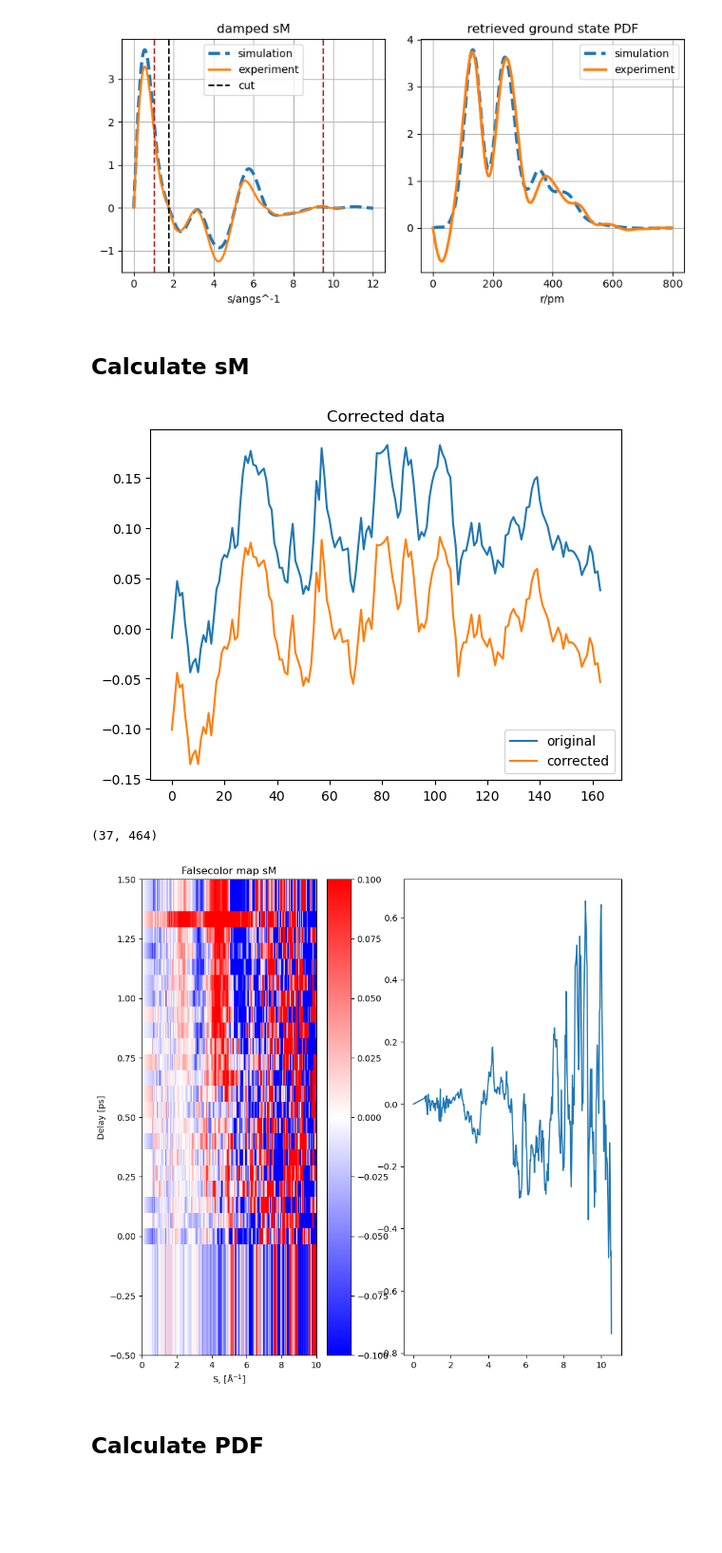
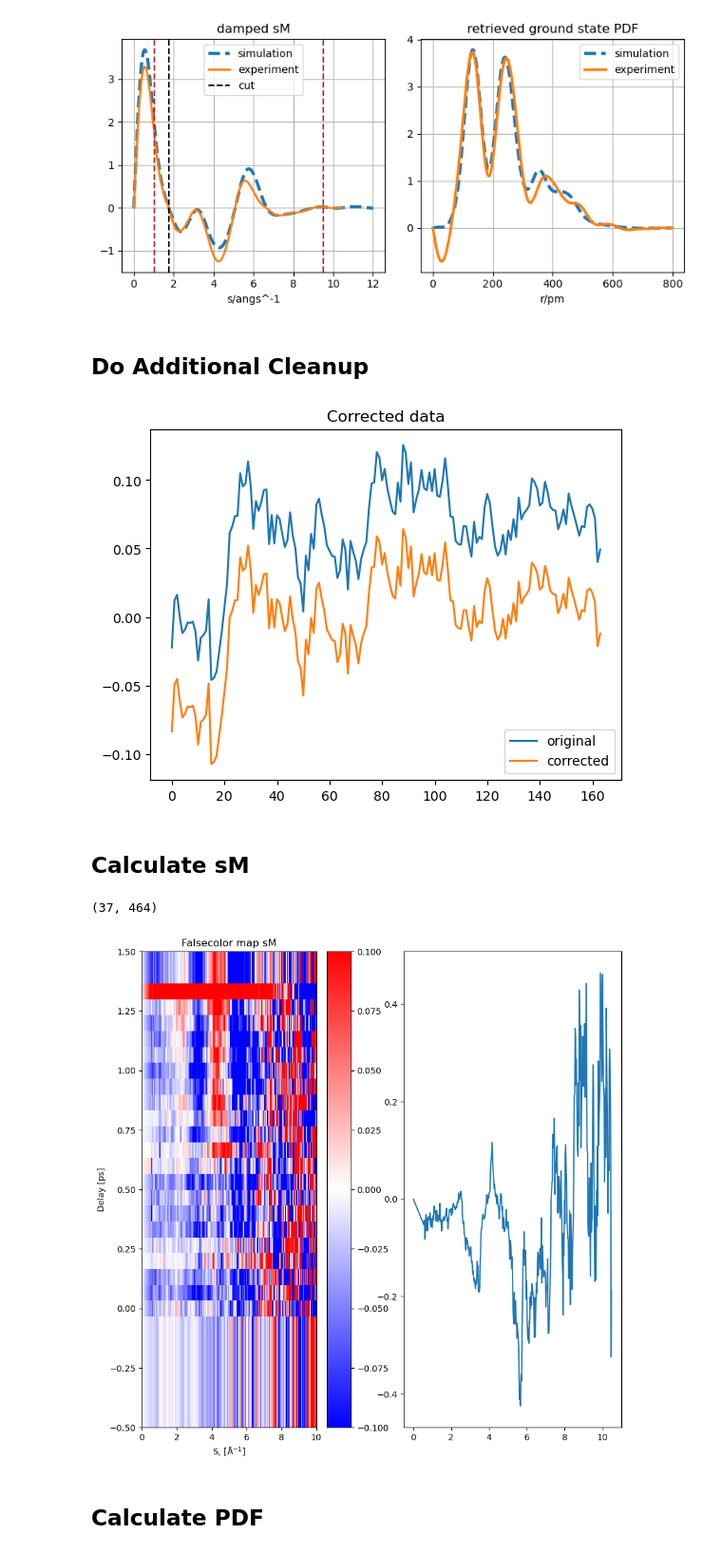
Before and after one commit to lheald2/gued, a Jupyter notebook: PDF_Generation.ipynb, the cells around one changed output. Shown: that part at 95% size. Saved outputs shown, nothing was run; the diff lists cells and outputs as text; code cells hidden in the pictures; blank space fills up the shorter version.

Commit message:
Wrote code for slowly processing all the data

```diff
--- a/PDF_Generation.ipynb
+++ b/PDF_Generation.ipynb
@@ -133,0 +125,5 @@ norm_ref = np.loadtxt(f"data_files/norm_ref_s1_fast_{day}.txt")
+# %%
+# Read combined data
+combined_I, combined_stage = gued.read_combined_data(file_name, group_name)
+print("Combined I data shape:", combined_I.shape)
+print("Combined stage data shape:", combined_stage.shape)
@@ -133,0 +135,8 @@ norm_ref = np.loadtxt(f"data_files/norm_ref_s1_fast_{day}.txt")
+# %%
+uni_stage = uni_stage = np.unique(combined_stage) # Pump-probe stage position
+s_cali = 0.0226 # S calibration in experiment
+#s_cali = 0.02134
+#posi_0    = 154.405 # The reference T0
+posi_0 = 108.61
+s = np.arange(0,len(combined_I[0]))*s_cali # The Q axis
+realtime = (uni_stage-posi_0)/0.15  # Delay axis in ps
@@ -133,0 +145,13 @@ norm_ref = np.loadtxt(f"data_files/norm_ref_s1_fast_{day}.txt")
+# %%
+stage_len = len(uni_stage);               #  Number of delays
+azimuthal_data = np.ones((stage_len, len(combined_I[0]))); #  Delay dependent averaged pp images
+
+if stage_len>20:
+    prt_count = 5
+else:
+    prt_count = 1
+for i in range(stage_len):
+    if i%prt_count == 0:
+        print('Averaging data at stage posi # '+ str(i) + ', ' + str(uni_stage[i]) + ' mm') # Obtain a sub array to save the data in one delay
+    stage_data = combined_I[np.where(combined_stage==uni_stage[i])[0]];
+    azimuthal_data[i] = np.nanmean(stage_data,axis=0); # no subtracting background
@@ -171,36 +247,37 @@ zeros:
 [1.7566880318841438, 5.084273520805244, 6.671723086914328, 8.96299480592707, 9.937435647048487, 10.37918274229225]
 [figure]
 [figure]
+# %% [markdown]
+## Do Additional Cleanup
+# %%
+dI = (azimuthal_data - norm_ref)
+dI_fit = gt.power_fit(dI, s)
+dI_corrected = gt.correct_offset(dI)
+# %% [output]
+[figure, added]
 # %% [markdown]
 ## Calculate sM
 # %%
-s_good = s_exp
-
-dI = (norm_data - norm_ref)
-dI_fit = gt.power_fit(dI, s_good)
-dI_corrected = gt.correct_offset(dI)
-
-sM = gt.get_sM(f, s000, s_good, coor, atom_sum, dI_corrected)
+sM = gt.get_sM(f, s000, s, coor, atom_sum, dI_corrected)
 
 print(sM.shape)
 plt.figure(figsize=(10,10))
 plt.subplot(1,2,1)
-plt.pcolor(s_good, realtime, sM,cmap='bwr')
+plt.pcolor(s, realtime, sM,cmap='bwr')
 plt.clim(vmin=-0.1, vmax=0.1);
 plt.colorbar()
 plt.ylim(-0.5, 1.5)
 plt.xlim(0, 10)
 plt.xlabel(r'S, ['+angs+'$^{-1}$]')
 plt.ylabel('Delay [ps]')
 plt.title('Falsecolor map sM')
 
 plt.subplot(1,2,2)
-plt.plot(s_good, sM[-1])
+plt.plot(s, sM[-1])
 plt.show()
 # %% [output]
+(37, 464)
-[figure, old version]
+[figure, new version]
-(37, 464)
-[figure, removed]
 # %% [markdown]
 ## Calculate PDF
 # %%
```
Also changed, not shown: parts of 17 cells of this notebook, 6 other files.
